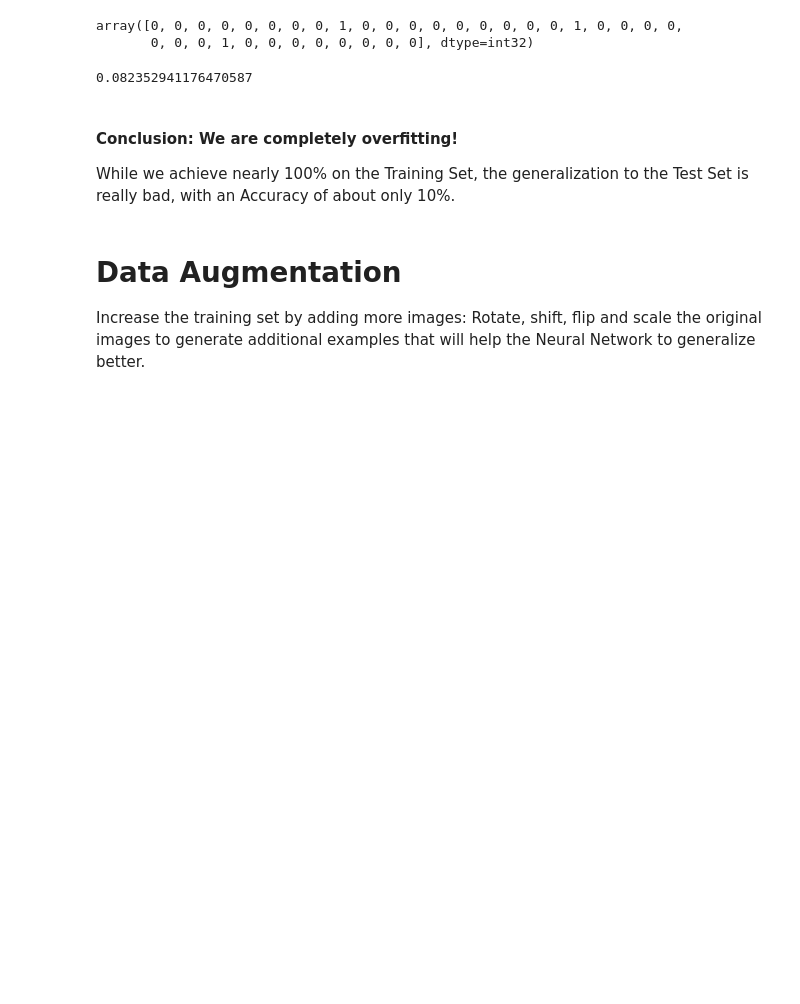
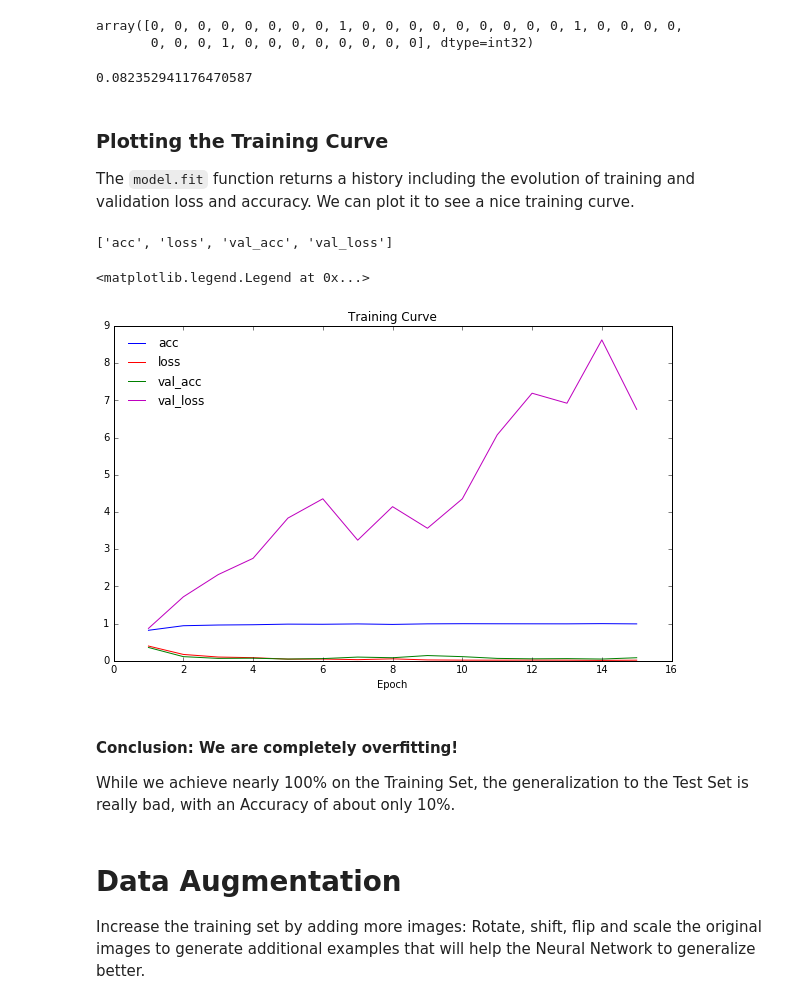
Before and after one commit to tuwien-musicir/DeepLearning_Tutorial, a Jupyter notebook: Car_recognition.ipynb, the cells around one changed output. Drawn from its saved outputs; the diff is of its cells as text; code cells hidden in the pictures; blank space fills up the shorter version.

Commit message:
added Plotting the Training Curve

```diff
--- a/Car_recognition.ipynb
+++ b/Car_recognition.ipynb
@@ -586,6 +567,34 @@ predictions = model.predict_classes(test_img)
 accuracy_score(test_classes, predictions)
 # %% [output]
 0.082352941176470587
+# %% [markdown]
+### Plotting the Training Curve
+
+The `model.fit` function returns a history including the evolution of training and validation loss and accuracy. We can plot it to see a nice training curve.
+# %%
+hist = history.history
+hist.keys()
+# %% [output]
+['acc', 'loss', 'val_acc', 'val_loss']
+# %%
+# this will only work if you have matplotlib installed
+
+import matplotlib.pyplot as plt
+%matplotlib inline
+
+colors = {'loss':'r', 'acc':'b', 'val_loss':'m', 'val_acc':'g'}
+plt.figure(figsize=(10,6))
+plt.title("Training Curve")
+plt.xlabel("Epoch")
+
+for measure in hist.keys():
+    color = colors[measure]
+    plt.plot(range(1,epochs+1), hist[measure], color + '-', label=measure)  # use last 2 values to draw line
+
+plt.legend(loc='upper left', scatterpoints = 1, frameon=False)
+# %% [output]
+<matplotlib.legend.Legend at 0x...>
+[figure, added]
 # %% [markdown]
 #### Conclusion: We are completely overfitting!
 While we achieve nearly 100% on the Training Set, the generalization to the Test Set is really bad, with an Accuracy of about only 10%.
```
Also changed, not shown: parts of 6 cells of this notebook.
